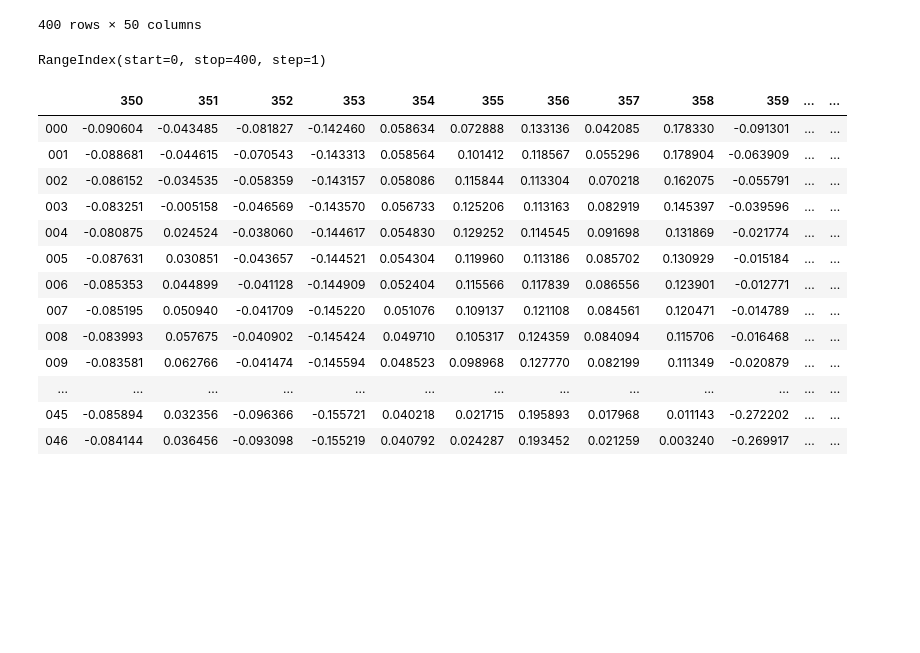
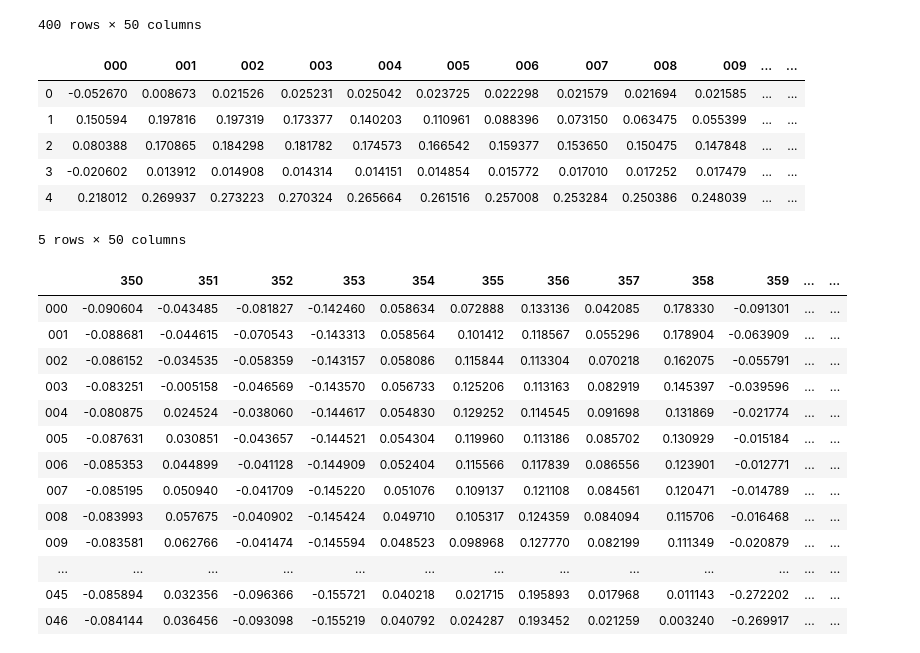
Before and after one commit to gj0706/my_research, a Jupyter notebook: neural_network/lstm_exploration.ipynb, the cells around one changed output. Drawn from its saved outputs; the diff is of its cells as text; code cells hidden in the pictures; blank space fills up the shorter version.

```diff
--- a/neural_network/lstm_exploration.ipynb
+++ b/neural_network/lstm_exploration.ipynb
@@ -614,6 +614,12 @@ w_i
 400 rows × 50 columns
 # %%
 w_i = w_i.transpose()
-w_i.columns
+w_i.head()
 # %% [output]
+|  | 000 | 001 | 002 | 003 | 004 | 005 | 006 | 007 | 008 | 009 | ... | ... |
+| 0 | -0.052670 | 0.008673 | 0.021526 | 0.025231 | 0.025042 | 0.023725 | 0.022298 | 0.021579 | 0.021694 | 0.021585 | ... | ... |
+| 1 | 0.150594 | 0.197816 | 0.197319 | 0.173377 | 0.140203 | 0.110961 | 0.088396 | 0.073150 | 0.063475 | 0.055399 | ... | ... |
+| 2 | 0.080388 | 0.170865 | 0.184298 | 0.181782 | 0.174573 | 0.166542 | 0.159377 | 0.153650 | 0.150475 | 0.147848 | ... | ... |
+| 3 | -0.020602 | 0.013912 | 0.014908 | 0.014314 | 0.014151 | 0.014854 | 0.015772 | 0.017010 | 0.017252 | 0.017479 | ... | ... |
+| 4 | 0.218012 | 0.269937 | 0.273223 | 0.270324 | 0.265664 | 0.261516 | 0.257008 | 0.253284 | 0.250386 | 0.248039 | ... | ... |
-RangeIndex(start=0, stop=400, step=1)
+5 rows × 50 columns
```
Also changed, not shown: parts of 4 cells of this notebook.
